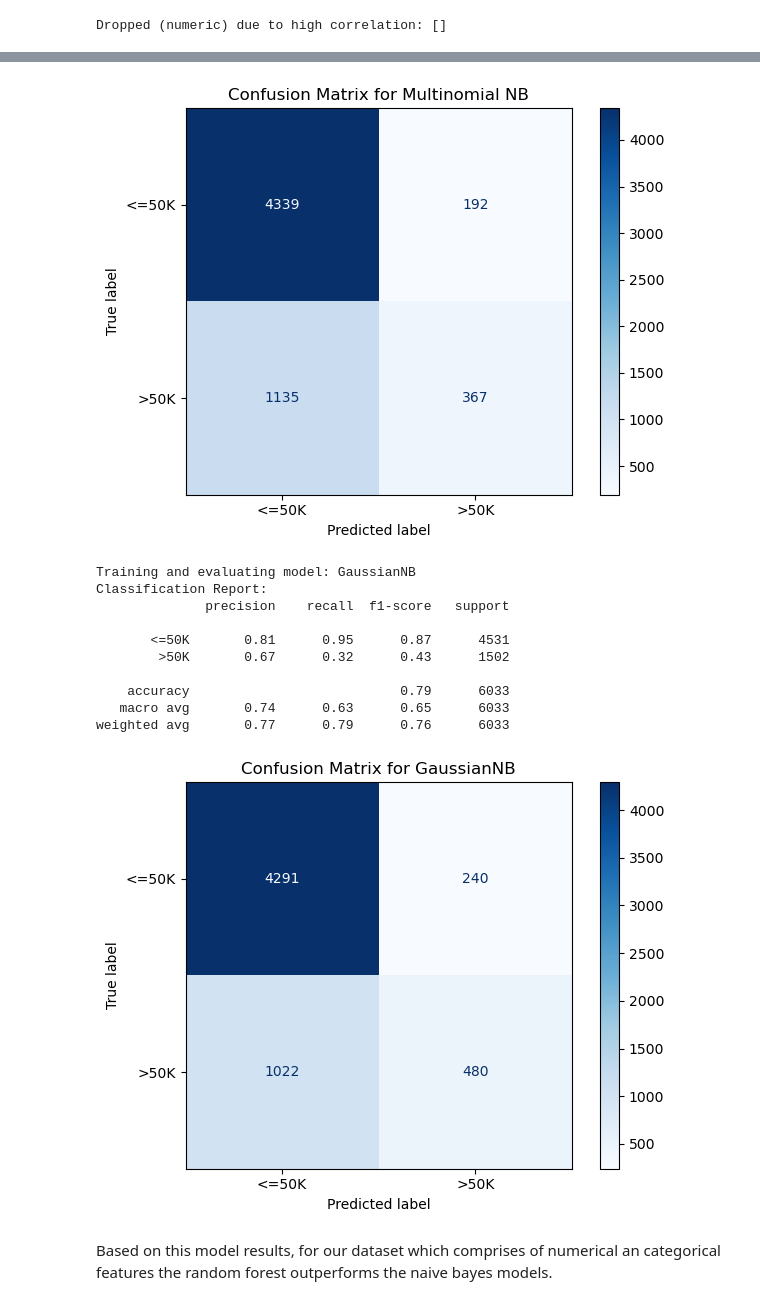
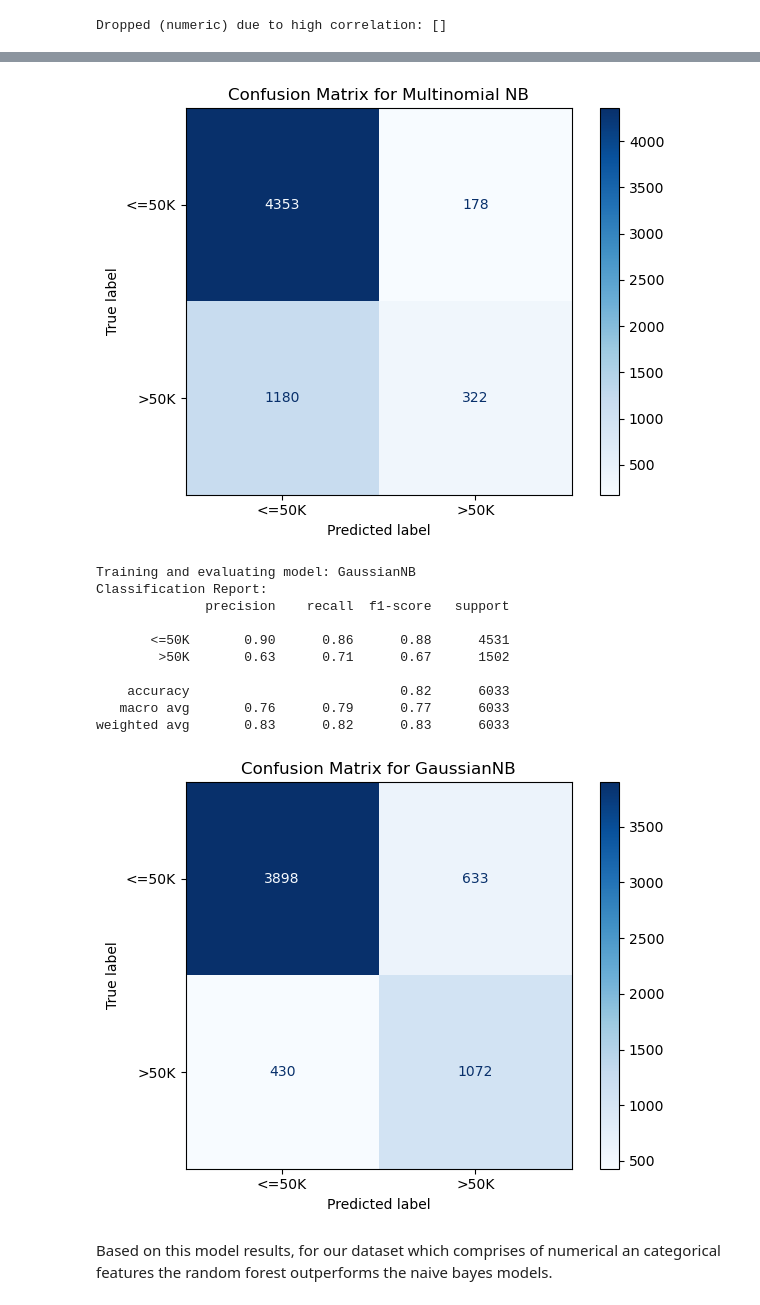
Before and after one commit to Chizobawisdom/Portfolio, a Jupyter notebook: 03_Predictive-Maintenance/Randomforest_Classification.ipynb, the cells around one changed output, grey strips where cells are left out. Drawn from its saved outputs; the diff is of its cells as text; code cells hidden in the pictures.

```diff
--- a/03_Predictive-Maintenance/Randomforest_Classification.ipynb
+++ b/03_Predictive-Maintenance/Randomforest_Classification.ipynb
@@ -138,3 +159,8 @@ Dropped (numeric) due to high correlation: []
+# %%
+# dropping other redundant features based on EDA observations
+redundant_features = ['race', 'native.country', 'fnlwgt']
+X_train = X_train.drop(columns=redundant_features)
+X_test = X_test.drop(columns=redundant_features)
 # %%
 def training_class(): # this is a function to call multiüle models within a pipeline to avoid data leakage between training and test subsets
     # Define models
@@ -167,7 +193,7 @@ def training_class(): # this is a function to call multiüle models within a pip
         # Build pipeline per model
         pipe = Pipeline([
             ('preprocessor', preprocessor),
-            ('kbest', SelectKBest(score_func=mutual_info_classif, k=24)), #''' the k values could range from 5 to 62 . 24 was chosen based on multiple runs of the model. This is used to select features based on mutual information which is suitable for both categorical and numerical features. This is the feature-target relationship. '''
+            ('kbest', SelectKBest(score_func=mutual_info_classif, k=15)), #''' the k values could range from 5 to 62 . 24 was chosen based on multiple runs of the model. This is used to select features based on mutual information which is suitable for both categorical and numerical features. This is the feature-target relationship. '''
             ('smote', SMOTE(random_state=42, sampling_strategy=0.5, k_neighbors=5)), # this controls the variablity of synthetic samples used in reducing oversamling. 42 is a fixed value to ensure the model generates the same synthetic samples each time it is run
             ('classifier', model)
         ]) # the preprocessors, oversampling(smote) as well as model type are ladaed for each model in a pipe
@@ -214,14 +240,14 @@ weighted avg       0.76      0.78      0.74      6033
 [figure]
 Training and evaluating model: GaussianNB
 Classification Report:
               precision    recall  f1-score   support
 
-       <=50K       0.81      0.95      0.87      4531
-        >50K       0.67      0.32      0.43      1502
+       <=50K       0.90      0.86      0.88      4531
+        >50K       0.63      0.71      0.67      1502
 
-    accuracy                           0.79      6033
-   macro avg       0.74      0.63      0.65      6033
-weighted avg       0.77      0.79      0.76      6033
+    accuracy                           0.82      6033
+   macro avg       0.76      0.79      0.77      6033
+weighted avg       0.83      0.82      0.83      6033
-[figure, old version]
+[figure, new version]
 # %% [markdown]
 Based on this model results, for our dataset which comprises of numerical an categorical features the random forest outperforms the naive bayes models.
```
Also changed, not shown: parts of 3 cells of this notebook.
